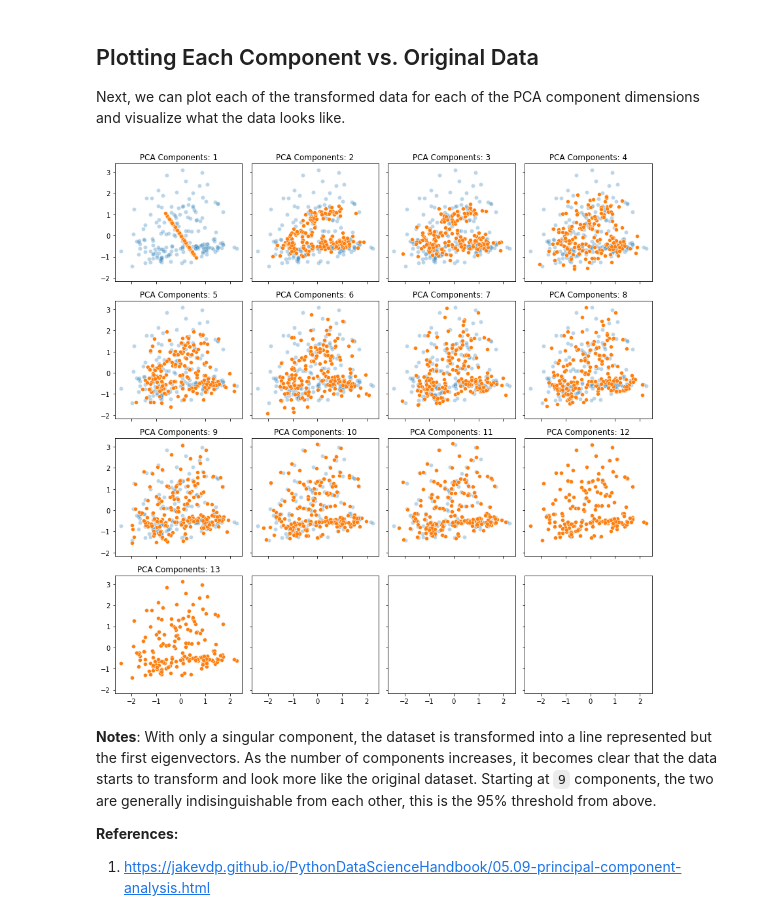
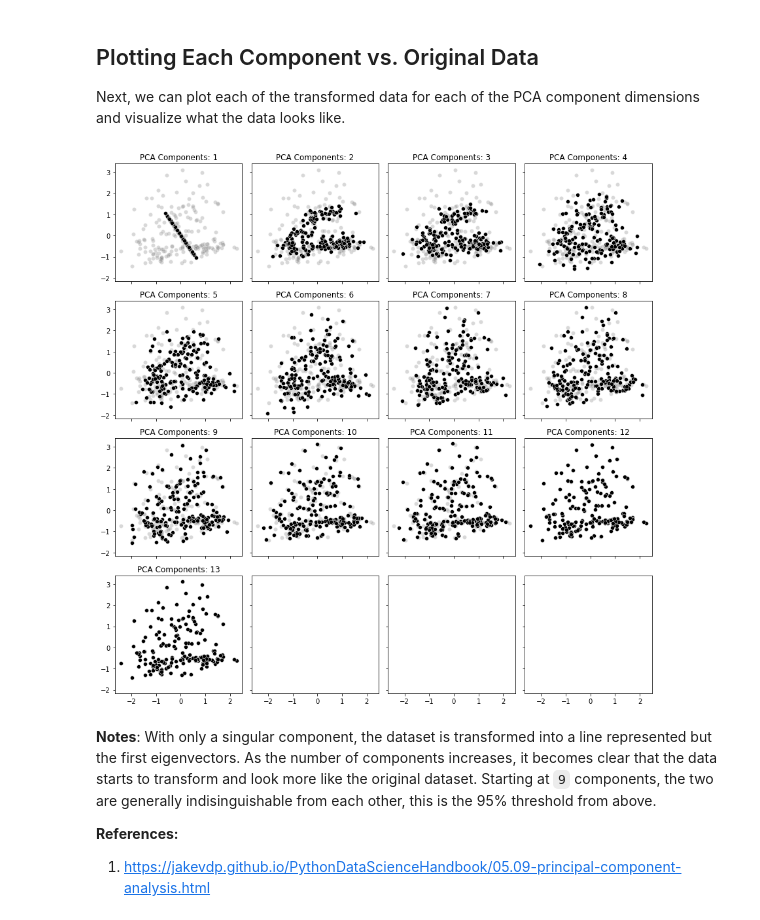
Before and after one commit to broepke/PCA, a Jupyter notebook: PCA.ipynb, the cells around one changed output. Cells and saved outputs as stored; diff of their text form; code cells hidden in the pictures.

```diff
--- a/PCA.ipynb
+++ b/PCA.ipynb
@@ -180,36 +184,36 @@ comps = 1
 
 scaler = StandardScaler()
 X_scaled = scaler.fit_transform(X)
 
 fig, axes = plt.subplots(rows,
                          cols,
                          figsize=(12,12),
                          sharex=True,
                          sharey=True)
 
 
 for row in range(rows):
     for col in range(cols):
         try:
             X_new = transform_pca(X_scaled, comps)
             ax = sns.scatterplot(x=X_scaled[:, 0],
                                  y=X_scaled[:, 1],
                                  ax=axes[row, col],
-                                 palette='tab20',
+                                 color='grey',
                                  alpha=.3)
             ax = sns.scatterplot(x=X_new[:, 0],
                                  y=X_new[:, 1],
                                  ax=axes[row, col],
-                                 palette='tab20')
+                                 color='black')
             ax.set_title(f'PCA Components: {comps}');
 
             comps += 1
         except:
             pass
 plt.tight_layout()
 plt.savefig('pcavisualize_2.png', dpi=300)
 # %% [output]
-[figure, old version]
+[figure, new version]
 # %% [markdown]
 **Notes**: With only a singular component, the dataset is transformed into a line represented but the first eigenvectors.  As the number of components increases, it becomes clear that the data starts to transform and look more like the original dataset.  Starting at `9` components, the two are generally indisinguishable from each other, this is the 95% threshold from above.
 
```
Also changed, not shown: parts of 10 cells of this notebook, 6 other files.
